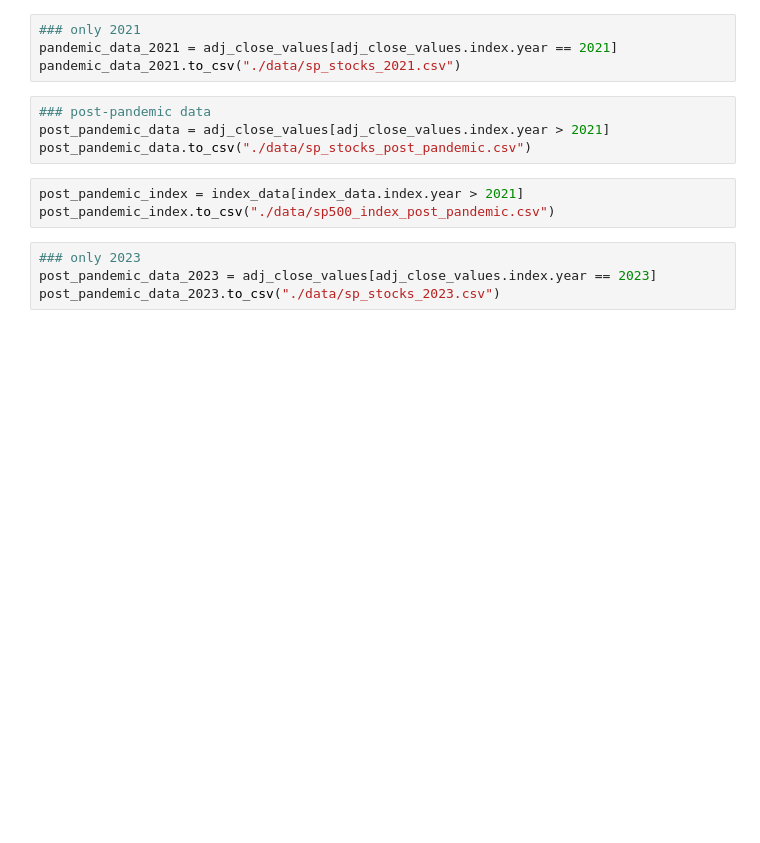
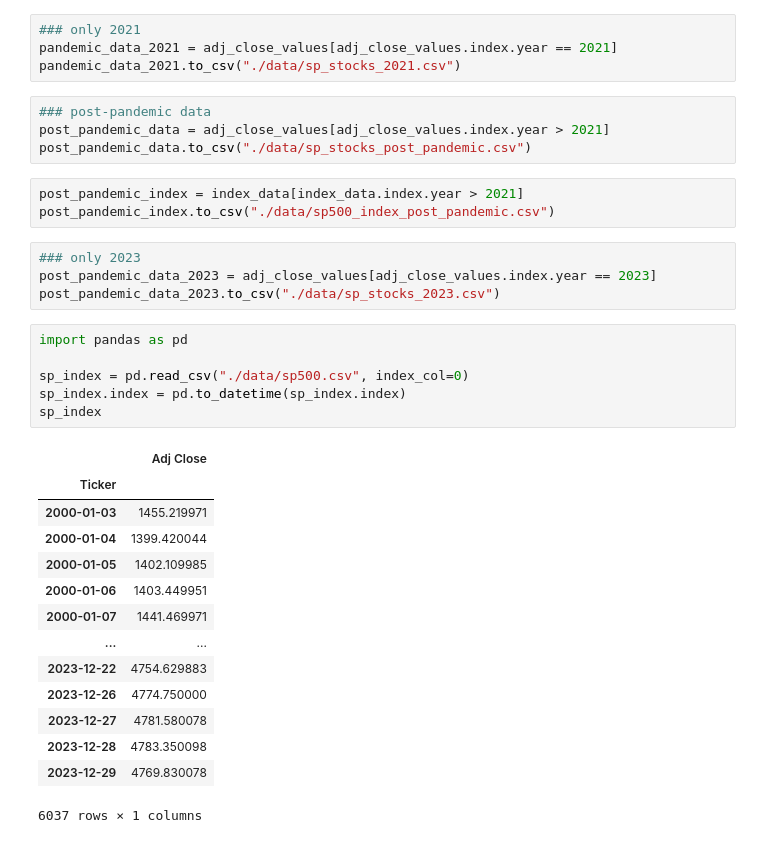
Before and after one commit to PaulaPerazzo/Deep-Gym-Trading, a Jupyter notebook: s&p500.ipynb, the cells around one changed output. Saved outputs shown, nothing was run; the diff lists cells and outputs as text; blank space fills up the shorter version.

```diff
--- a/s&p500.ipynb
+++ b/s&p500.ipynb
@@ -202,3 +202,24 @@ post_pandemic_index.to_csv("./data/sp500_index_post_pandemic.csv")
 ### only 2023
 post_pandemic_data_2023 = adj_close_values[adj_close_values.index.year == 2023]
 post_pandemic_data_2023.to_csv("./data/sp_stocks_2023.csv")
+# %%
+import pandas as pd
+
+sp_index = pd.read_csv("./data/sp500.csv", index_col=0)
+sp_index.index = pd.to_datetime(sp_index.index)
+sp_index
+# %% [output]
+|  | Adj Close |
+| Ticker |  |
+| 2000-01-03 | 1455.219971 |
+| 2000-01-04 | 1399.420044 |
+| 2000-01-05 | 1402.109985 |
+| 2000-01-06 | 1403.449951 |
+| 2000-01-07 | 1441.469971 |
+| ... | ... |
+| 2023-12-22 | 4754.629883 |
+| 2023-12-26 | 4774.750000 |
+| 2023-12-27 | 4781.580078 |
+| 2023-12-28 | 4783.350098 |
+| 2023-12-29 | 4769.830078 |
+6037 rows × 1 columns
```
Also changed, not shown: parts of 3 cells of this notebook, 28 other files.
